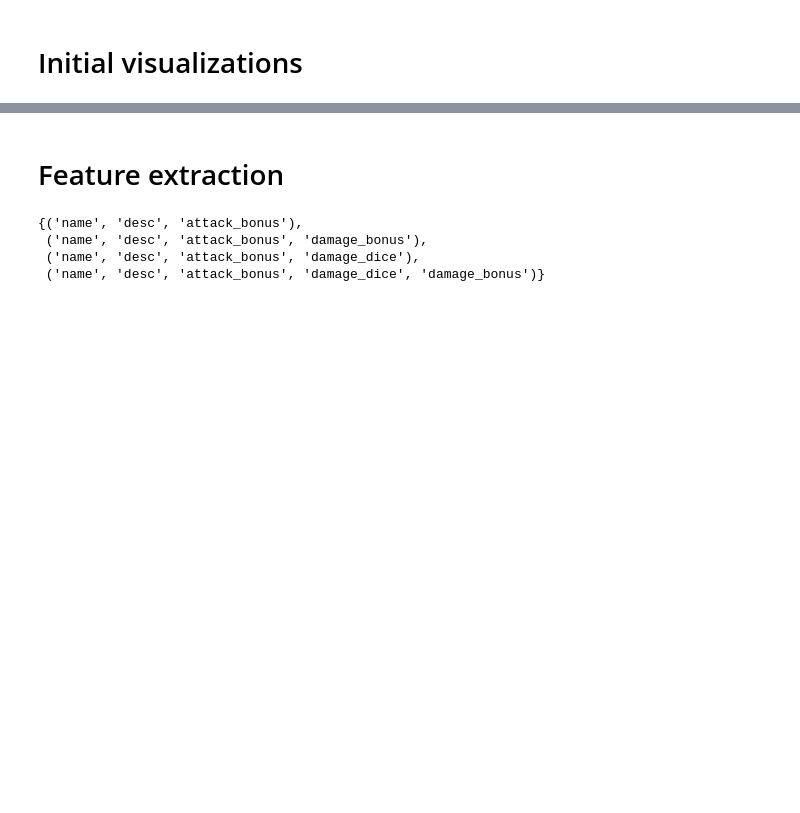
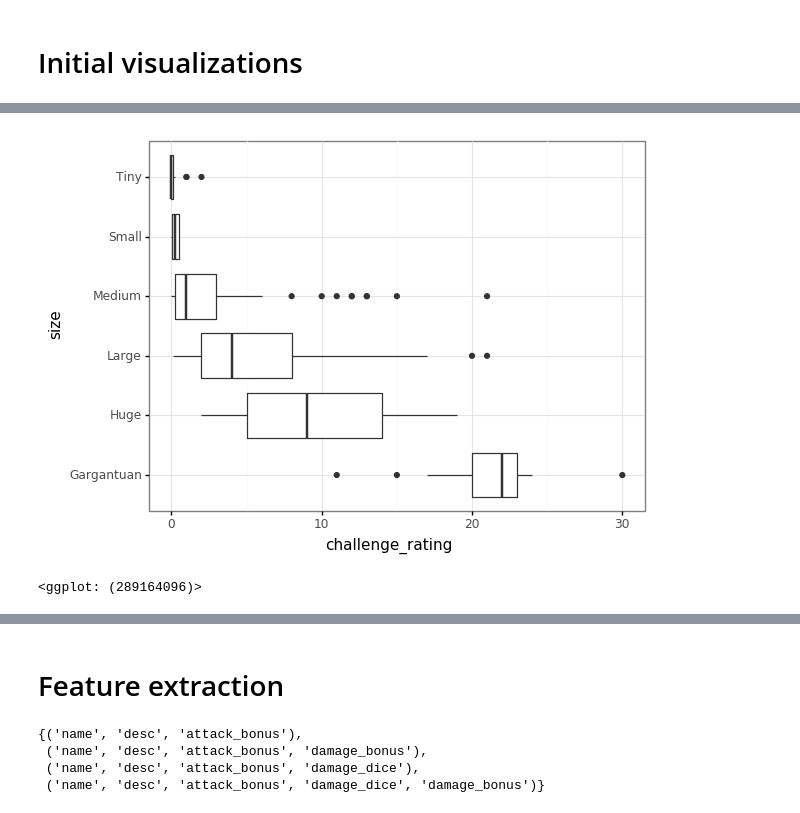
Before and after one commit to wisygig/cr, a Jupyter notebook: Exploratory analysis.ipynb, the cells around one changed output, grey strips where cells are left out. Cells and saved outputs as stored; diff of their text form; code cells hidden in the pictures; blank space fills up the shorter version.

```diff
--- a/Exploratory analysis.ipynb
+++ b/Exploratory analysis.ipynb
@@ -60,0 +50,5 @@ ggplot(a, aes(x='challenge_rating', y='armor_class')) + geom_boxplot() \
+# %%
+ggplot(monster_df, aes(x='size', y='challenge_rating')) + geom_boxplot() + theme_bw() + coord_flip()
+# %% [output]
+[figure, added]
+<ggplot: (289164096)>
```
Also changed, not shown: parts of 14 cells of this notebook.
